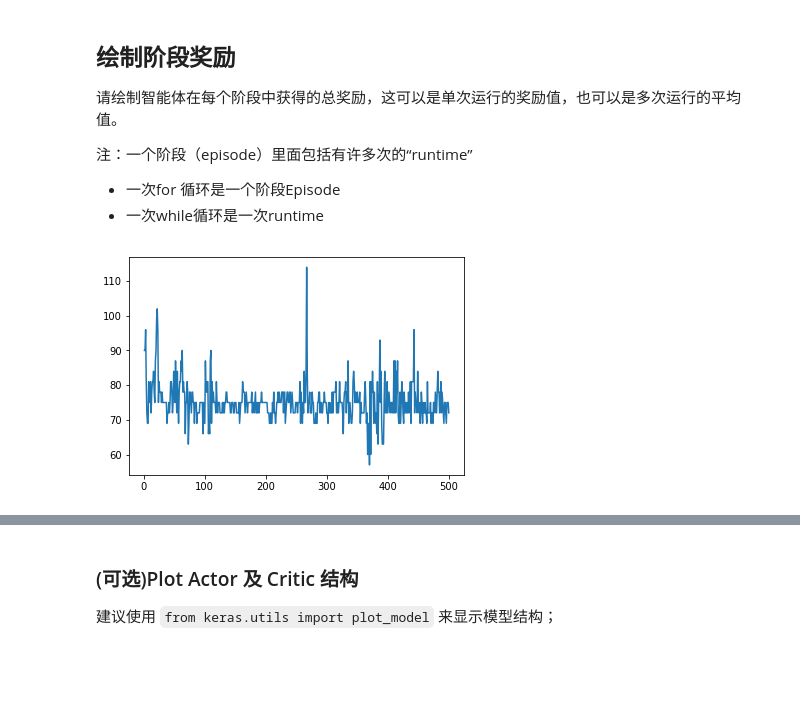
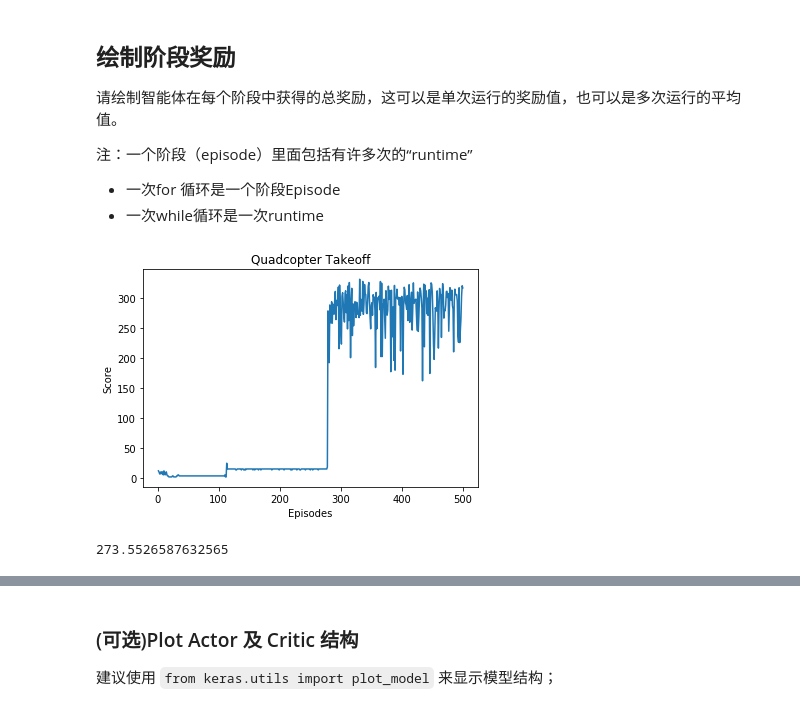
Before and after one commit to yanglinjing/dlnd_p5_quadcopter, a Jupyter notebook: Quadcopter_Project_zh.ipynb, the cells around one changed output, grey strips where cells are left out. Saved outputs shown, nothing was run; the diff lists cells and outputs as text; code cells hidden in the pictures; blank space fills up the shorter version.

```diff
--- a/Quadcopter_Project_zh.ipynb
+++ b/Quadcopter_Project_zh.ipynb
@@ -333,14 +239,11 @@ show_flight_path(path, target=target_pos)
 ## TODO: Train your agent here.
 
 # Parameters of task
-runtime = 5.                                     # time limit of the episode
-init_pose = np.array([0., 0., 10., 0., 0., 0.])  # initial pose
-init_velocities = np.array([0., 0., 0.])         # initial velocities
-init_angle_velocities = np.array([0., 0., 0.])   # initial angle velocities
-target_pos = np.array([3., 2., 6.])              # target pose
+init_pose = np.array([0., 0., 0., 0., 0., 0.])     # initial pose
+target_pos = np.array([0., 0., 100.])              # target pose
 
 # Setup task
-task = ddgp_task(init_pose, init_velocities, init_angle_velocities, runtime, target_pos)
+task = DDGPTask(init_pose = init_pose, target_pos = target_pos)
 # %%
 # Setup agent
 agent = DDGP(task)
@@ -369,15 +264,8 @@ for i_episode in range(1, num_episodes+1):
     while True: # while True means loop forever
         action = agent.act(state)  # Returns a list of actions for given state(s) as per current policy
         next_state, reward, done = task.step(action)
-
-        if i_episode == num_episodes:
-            to_write = [task.sim.time] + list(task.sim.pose) + list(task.sim.v) + list(task.sim.angular_v) + list(action)
-            for ii in range(len(labels)):
-                results[labels[ii]].append(to_write[ii])
-
         agent.step(action, reward, next_state, done)
         state = next_state
-
         score += reward
         best_score = max(best_score, score)
         worst_score = min(worst_score, score)
@@ -432,11 +312,19 @@ show_flight_path(path, target=target_pos)
 # %%
 ## TODO: Plot the rewards.
 episodes = range(1, num_episodes+1)
 
 plt.plot(episodes, rewards)
+plt.xlabel('Episodes')
+plt.ylabel('Score')
+plt.title("Quadcopter Takeoff")
 plt.show()
 # %% [output]
-[figure, old version]
+[figure, new version]
+# %%
+# Last 10 rewards
+np.array(rewards[-11: -1]).sum() / 10
+# %% [output]
+273.5526587632565
 # %% [markdown]
 ## 回顾
 
```
Also changed, not shown: parts of 16 cells of this notebook, 9 other files.
